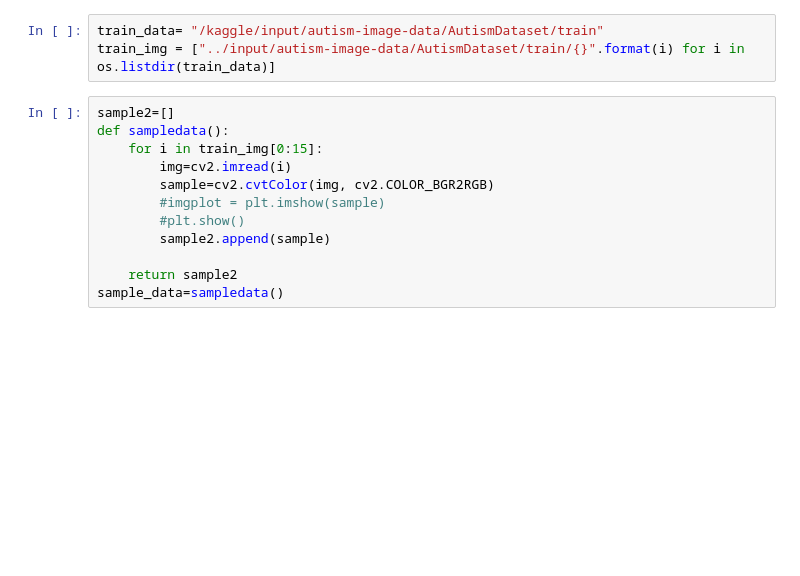
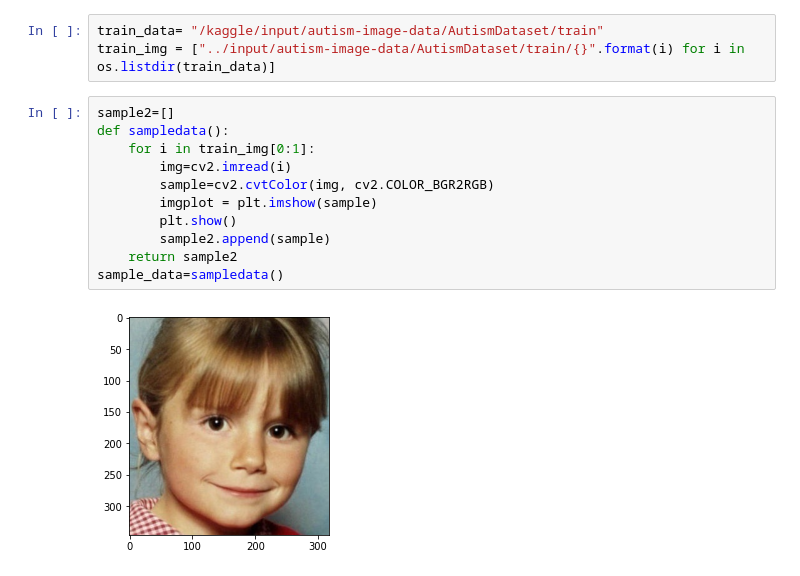
Before and after one commit to GP-Autism-Detection/GraduationProject, a Jupyter notebook: preprocessing-2.ipynb, the cells around one changed output. Drawn from its saved outputs; the diff is of its cells as text; blank space fills up the shorter version.

```diff
--- a/preprocessing-2.ipynb
+++ b/preprocessing-2.ipynb
@@ -12,14 +14,15 @@ train_img = ["../input/autism-image-data/AutismDataset/train/{}".format(i) for i
 # %%
 sample2=[]
 def sampledata():
-    for i in train_img[0:15]:
+    for i in train_img[0:1]:
         img=cv2.imread(i)
         sample=cv2.cvtColor(img, cv2.COLOR_BGR2RGB)
-        #imgplot = plt.imshow(sample)
-        #plt.show()
+        imgplot = plt.imshow(sample)
+        plt.show()
         sample2.append(sample)
-
     return sample2
 sample_data=sampledata()
+# %% [output]
+[figure, added]
 # %%
 detected=[]
```
Also changed, not shown: parts of 8 cells of this notebook.
